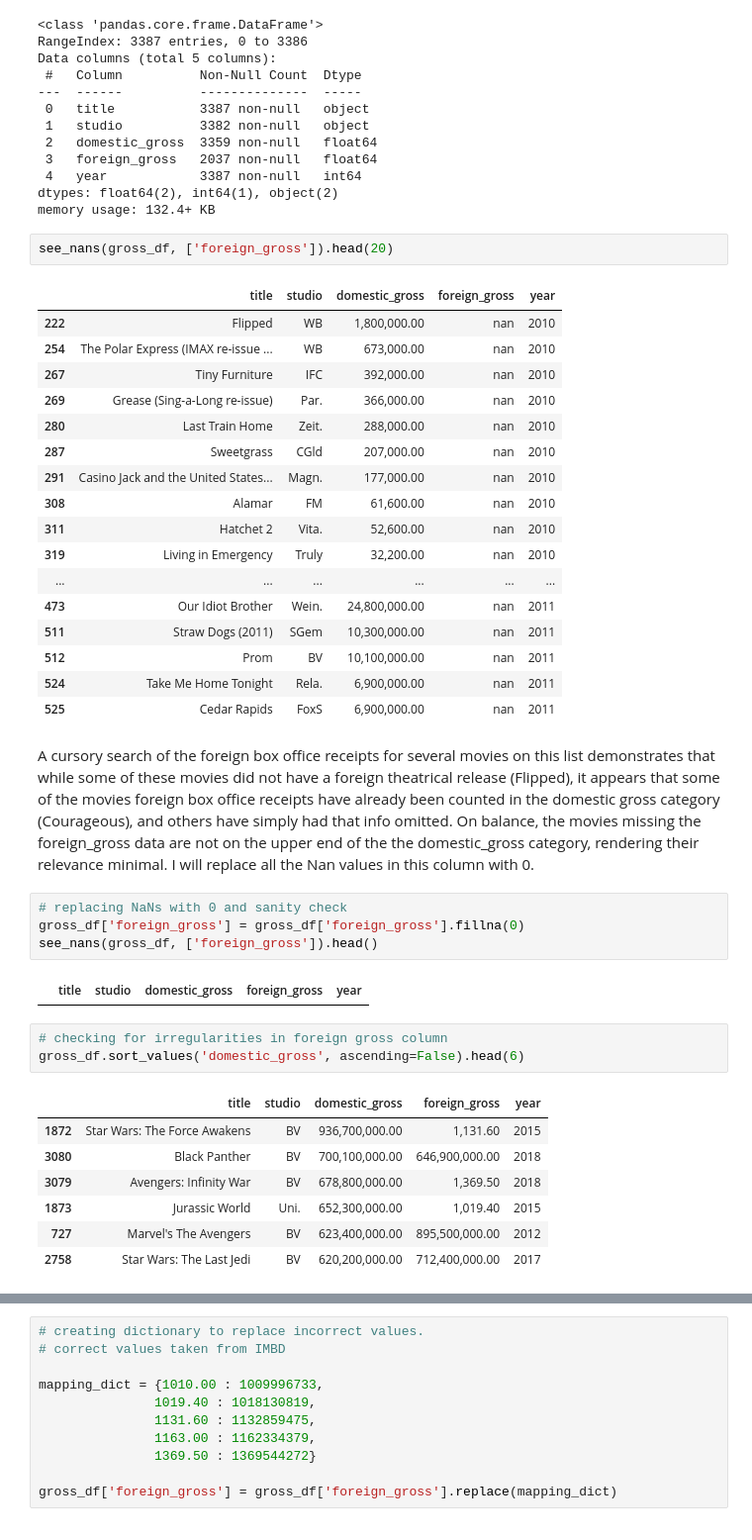
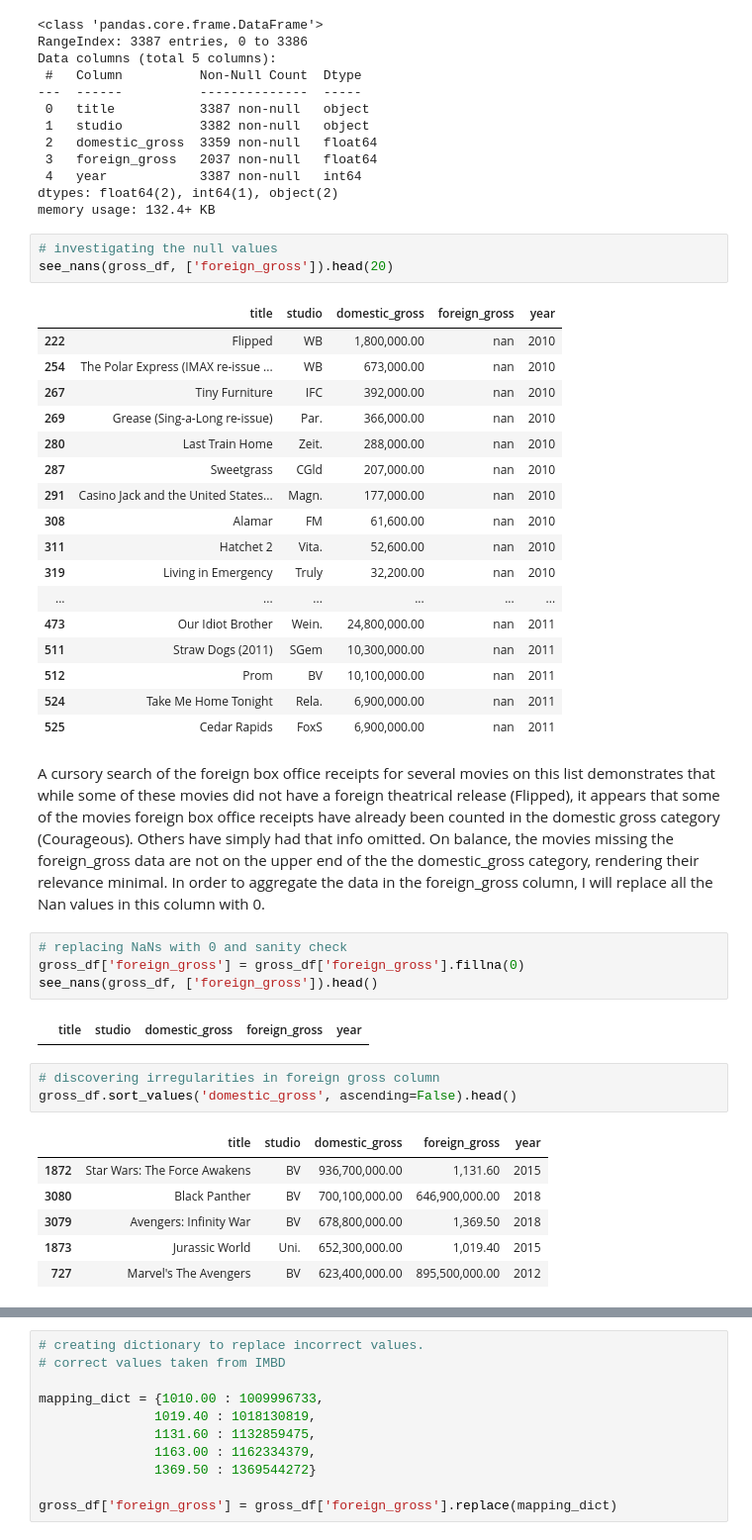
Before and after one commit to dan-rl1976/dsc-phase-1-project, a Jupyter notebook: project_1_final.ipynb, the cells around one changed output, grey strips where cells are left out. Shown: that part at 99% size. Drawn from its saved outputs; the diff is of its cells as text.

```diff
--- a/project_1_final.ipynb
+++ b/project_1_final.ipynb
@@ -166,6 +170,7 @@ Data columns (total 5 columns):
 dtypes: float64(2), int64(1), object(2)
 memory usage: 132.4+ KB
 # %%
+# investigating the null values
 see_nans(gross_df, ['foreign_gross']).head(20)
 # %% [output]
 |  | title | studio | domestic_gross | foreign_gross | year |
@@ -186,7 +191,7 @@ see_nans(gross_df, ['foreign_gross']).head(20)
 | 524 | Take Me Home Tonight | Rela. | 6,900,000.00 | nan | 2011 |
 | 525 | Cedar Rapids | FoxS | 6,900,000.00 | nan | 2011 |
 # %% [markdown]
-A cursory search of the foreign box office receipts for several movies on this list demonstrates that while some of these movies did not have a foreign theatrical release (Flipped), it appears that some of the movies foreign box office receipts have already been counted in the domestic gross category (Courageous), and others have simply had that info omitted. On balance, the movies missing the foreign_gross data are not on the upper end of the the domestic_gross category, rendering their relevance minimal. I will replace all the Nan values in this column with 0.
+A cursory search of the foreign box office receipts for several movies on this list demonstrates that while some of these movies did not have a foreign theatrical release (Flipped), it appears that some of the movies foreign box office receipts have already been counted in the domestic gross category (Courageous). Others have simply had that info omitted. On balance, the movies missing the foreign_gross data are not on the upper end of the the domestic_gross category, rendering their relevance minimal. In order to aggregate the data in the foreign_gross column, I will replace all the Nan values in this column with 0.
 # %%
 # replacing NaNs with 0 and sanity check
 gross_df['foreign_gross'] = gross_df['foreign_gross'].fillna(0)
@@ -194,16 +199,15 @@ see_nans(gross_df, ['foreign_gross']).head()
 # %% [output]
 |  | title | studio | domestic_gross | foreign_gross | year |
 # %%
-# checking for irregularities in foreign gross column
-gross_df.sort_values('domestic_gross', ascending=False).head(6)
+# discovering irregularities in foreign gross column
+gross_df.sort_values('domestic_gross', ascending=False).head()
 # %% [output]
 |  | title | studio | domestic_gross | foreign_gross | year |
 | 1872 | Star Wars: The Force Awakens | BV | 936,700,000.00 | 1,131.60 | 2015 |
 | 3080 | Black Panther | BV | 700,100,000.00 | 646,900,000.00 | 2018 |
 | 3079 | Avengers: Infinity War | BV | 678,800,000.00 | 1,369.50 | 2018 |
 | 1873 | Jurassic World | Uni. | 652,300,000.00 | 1,019.40 | 2015 |
 | 727 | Marvel's The Avengers | BV | 623,400,000.00 | 895,500,000.00 | 2012 |
-| 2758 | Star Wars: The Last Jedi | BV | 620,200,000.00 | 712,400,000.00 | 2017 |
 # %% [markdown]
 It is clear from looking at the domestic_gross sorted that the foreign_gross values are incorrect. It is not possible that there were only $1,131 of receipts for Star Wars the Force Awakens, and IMDB confirms this.
 
```
Also changed, not shown: parts of 31 cells of this notebook, 2 other files.
